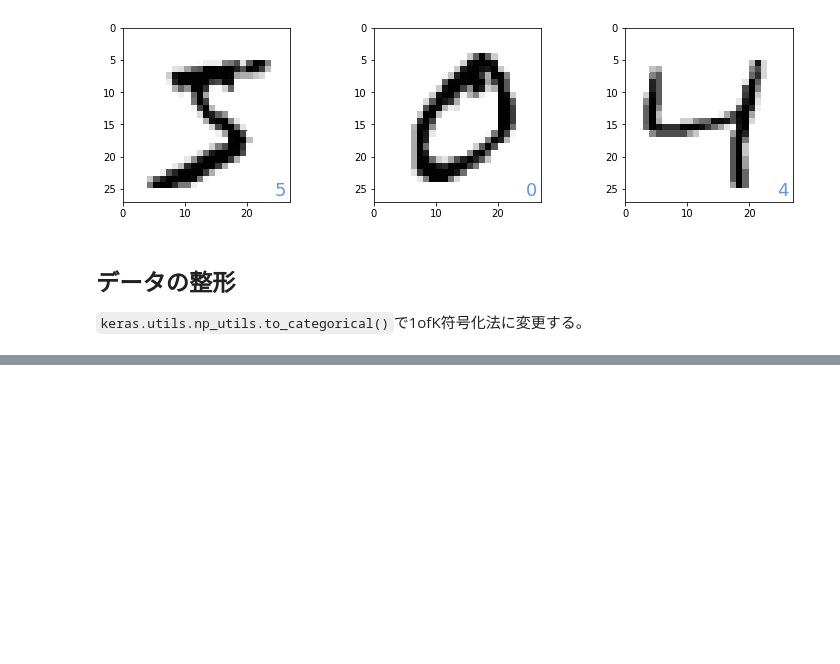
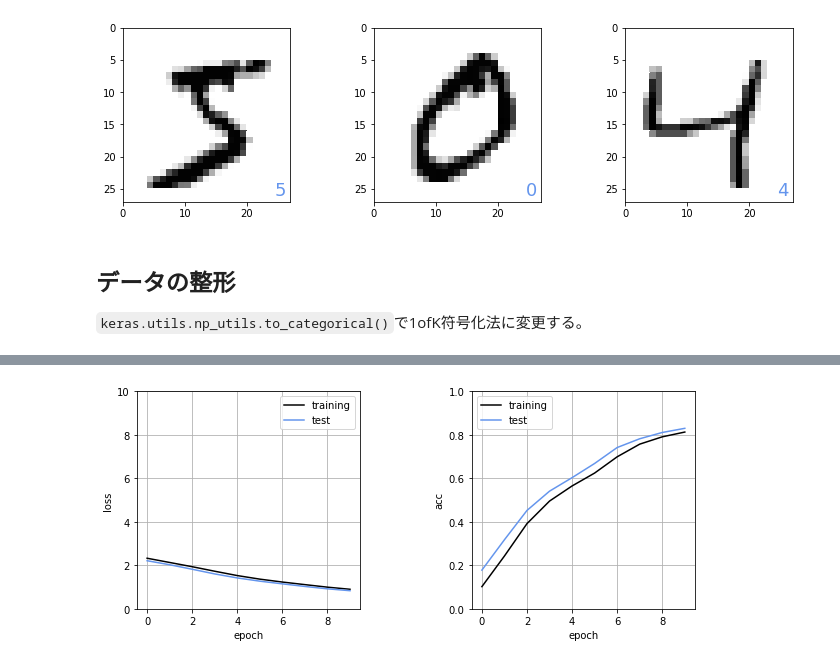
Before and after one commit to Kentkn192837/machine-learning, a Jupyter notebook: calculation/supervisedLearning/mnist.ipynb, the cells around one changed output, grey strips where cells are left out. Cells and saved outputs as stored; diff of their text form; code cells hidden in the pictures; blank space fills up the shorter version.

```diff
--- a/calculation/supervisedLearning/mnist.ipynb
+++ b/calculation/supervisedLearning/mnist.ipynb
@@ -32,0 +54,21 @@ x_
+# %%
+np.random.seed(1)
+from keras.models import Sequential
+from keras import layers
+from keras.optimizers import Adam
+
+model = Sequential()
+model.add(layers.Dense(16, input_dim=784, activation="relu"))     # layers[0]
+model.add(layers.Dense(10, activation="softmax"))                 # layers[1]
+model.compile(loss="categorical_crossentropy", optimizer=Adam(lr=1e-4), metrics=['accuracy'])
+# %%
+import time
+
+start = time.time()
+history = model.fit(x_train, y_train, epochs=10, batch_size=1024,
+                    verbose=1, validation_data=(x_test, y_test))
+
+score = model.evaluate(x_test, y_test, verbose=0)
+print(f"Test loss: {score[0]}")
+print(f"Test accuracy: {score[1]}")
+print("Computation time:{0:.3f} sec".format(time.time() - start))
@@ -32,0 +93,24 @@ x_
+# %%
+plt.figure(1, figsize=(10, 4))
+plt.subplots_adjust(wspace=0.5)
+
+plt.subplot(1, 2, 1)
+plt.plot(history.history["loss"], label="training", color="#000000")
+plt.plot(history.history["val_loss"], label="test", color="cornflowerblue")
+plt.ylim(0, 10)
+plt.legend()
+plt.grid()
+plt.xlabel("epoch")
+plt.ylabel("loss")
+
+plt.subplot(1, 2, 2)
+plt.plot(history.history["accuracy"], label="training", color="#000000")
+plt.plot(history.history["val_accuracy"], label="test", color="cornflowerblue")
+plt.ylim(0, 1)
+plt.legend()
+plt.grid()
+plt.xlabel("epoch")
+plt.ylabel("acc")
+plt.show()
+# %% [output]
+[figure, added]
```
Also changed, not shown: parts of 8 cells of this notebook.
